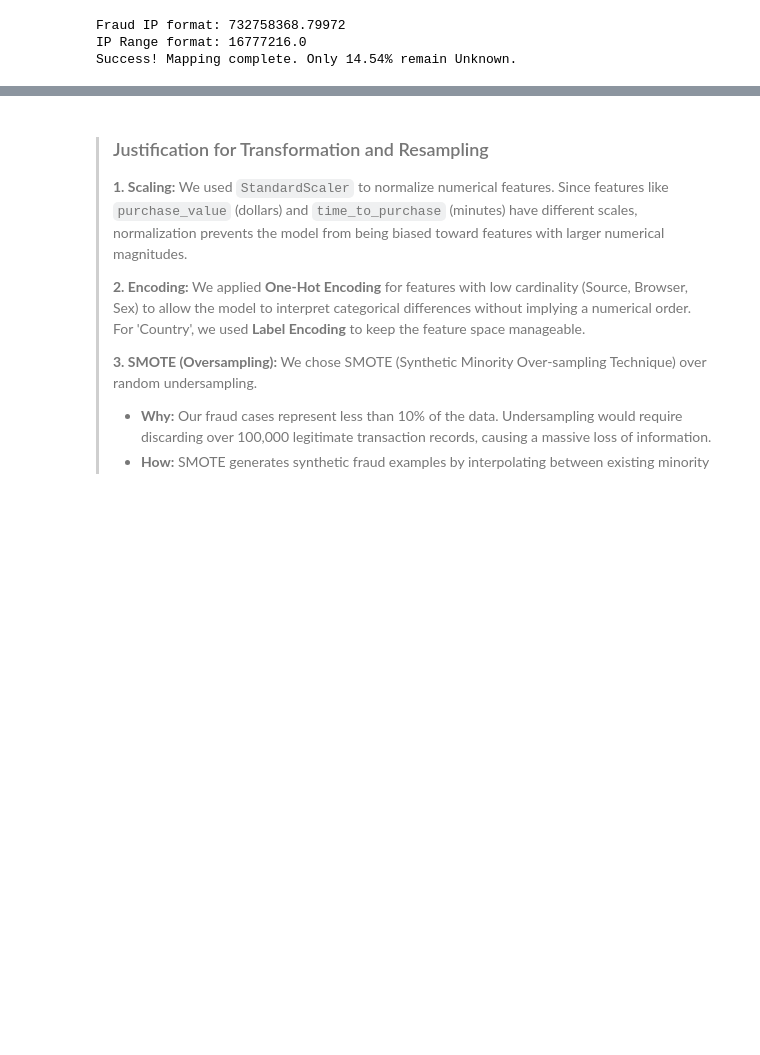
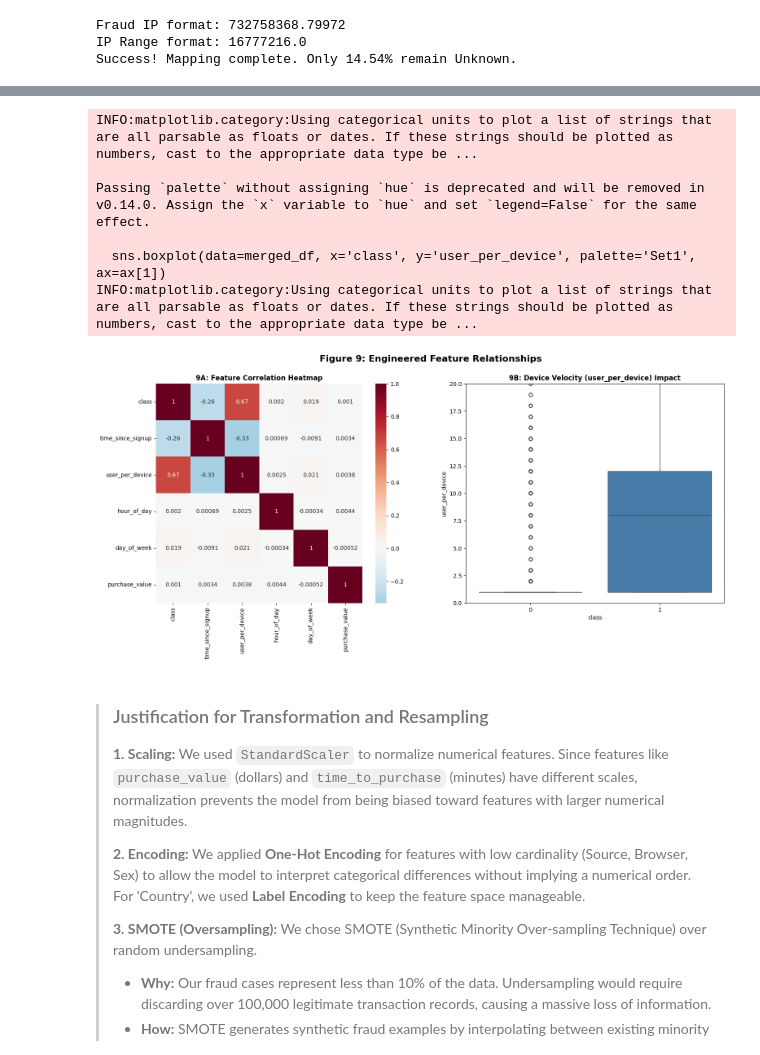
Before and after one commit to bethelhemf/fraud-detection, a Jupyter notebook: notebooks/eda-frauddata.ipynb, the cells around one changed output, grey strips where cells are left out. Saved outputs shown, nothing was run; the diff lists cells and outputs as text; code cells hidden in the pictures; blank space fills up the shorter version.

```diff
--- a/notebooks/eda-frauddata.ipynb
+++ b/notebooks/eda-frauddata.ipynb
@@ -195,3 +336,31 @@ Class distribution AFTER SMOTE: [109111 109111]
+# %%
+# # Feature Engineered Relationship
+# Select columns for the heatmap
+relationship_cols = ['class', 'time_since_signup', 'user_per_device', 'hour_of_day', 'day_of_week', 'purchase_value']
+corr_matrix = merged_df[relationship_cols].corr()
+
+# Plotting Figure 9
+fig, ax = plt.subplots(1, 2, figsize=(18, 7))
+
+# Heatmap
+sns.heatmap(corr_matrix, annot=True, cmap='RdBu_r', center=0, ax=ax[0])
+ax[0].set_title('9A: Feature Correlation Heatmap', fontweight='bold')
+
+# Velocity vs Fraud
+sns.boxplot(data=merged_df, x='class', y='user_per_device', palette='Set1', ax=ax[1])
+ax[1].set_title('9B: Device Velocity (user_per_device) Impact', fontweight='bold')
+ax[1].set_ylim(0, 20) # Focusing on the most common velocity range
+
+plt.suptitle('Figure 9: Engineered Feature Relationships', fontsize=16, fontweight='bold')
+plt.show()
+# %% [output]
+INFO:matplotlib.category:Using categorical units to plot a list of strings that are all parsable as floats or dates. If these strings should be plotted as numbers, cast to the appropriate data type be ...
+
+Passing `palette` without assigning `hue` is deprecated and will be removed in v0.14.0. Assign the `x` variable to `hue` and set `legend=False` for the same effect.
+
+  sns.boxplot(data=merged_df, x='class', y='user_per_device', palette='Set1', ax=ax[1])
+INFO:matplotlib.category:Using categorical units to plot a list of strings that are all parsable as floats or dates. If these strings should be plotted as numbers, cast to the appropriate data type be ...
+[figure, added]
 # %% [markdown]
 > ### Justification for Transformation and Resampling
 >
```
Also changed, not shown: parts of 8 cells of this notebook, 4 other files.
